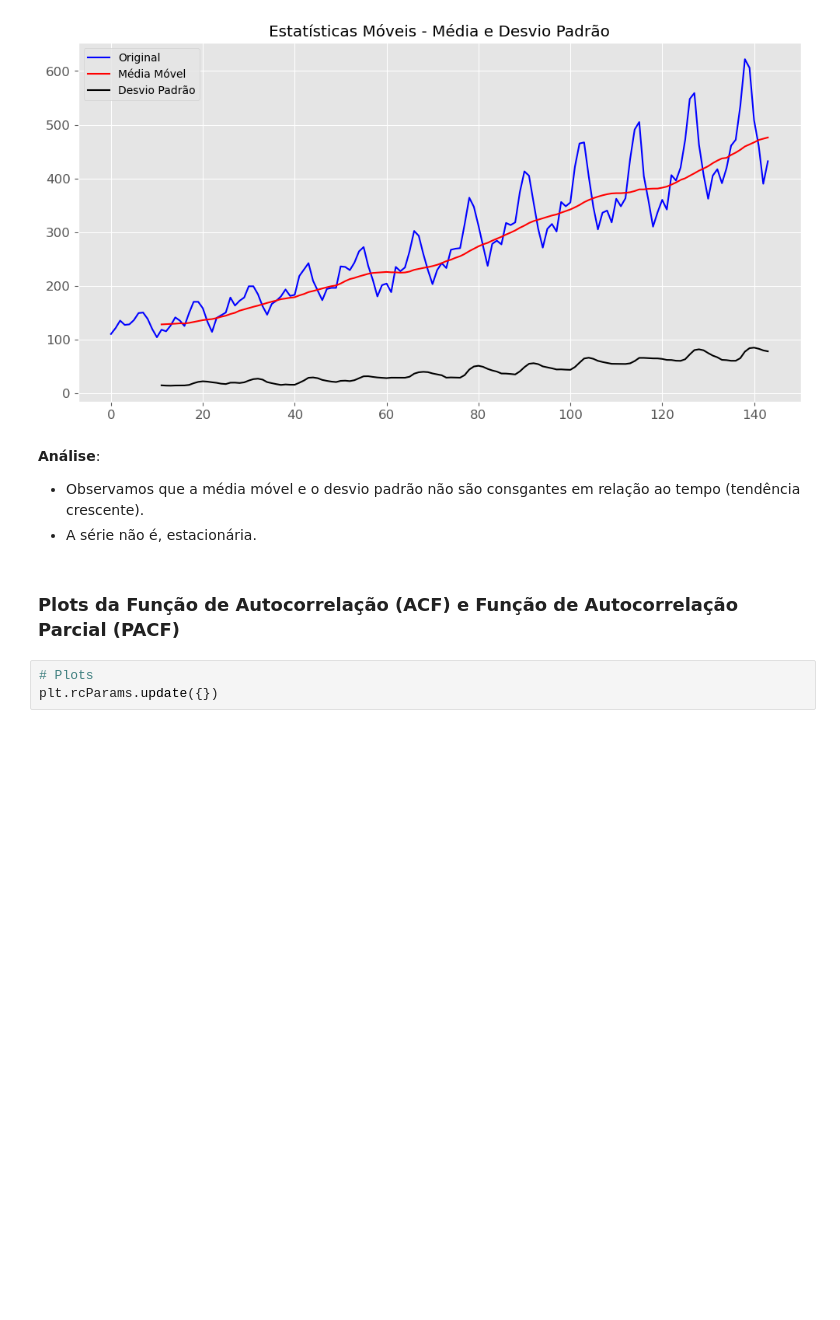
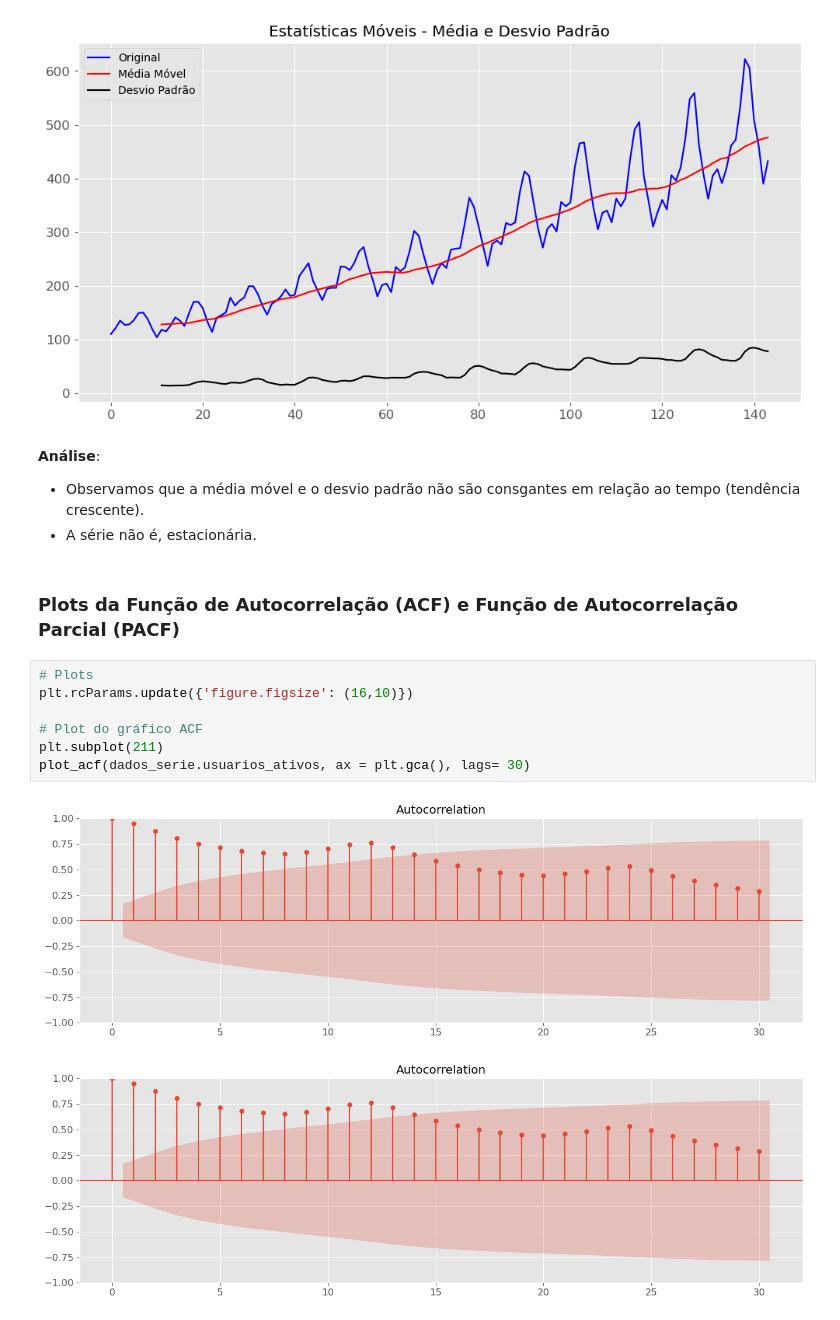
Before and after one commit to jrcomitre/Prever-Usuarios-Ativos-em-Web-Site, a Jupyter notebook: statistical_analysis.ipynb, the cells around one changed output. Cells and saved outputs as stored; diff of their text form; blank space fills up the shorter version.

Commit message:
Plots da Função de Autocorrelação (ACF)

```diff
--- a/statistical_analysis.ipynb
+++ b/statistical_analysis.ipynb
@@ -114,4 +114,11 @@ plt.show()
 ### Plots da Função de Autocorrelação (ACF) e Função de Autocorrelação Parcial (PACF)
 # %%
 # Plots
-plt.rcParams.update({})
+plt.rcParams.update({'figure.figsize': (16,10)})
+
+# Plot do gráfico ACF
+plt.subplot(211)
+plot_acf(dados_serie.usuarios_ativos, ax = plt.gca(), lags= 30)
+# %% [output]
+[figure, added]
+[figure, added]
```
